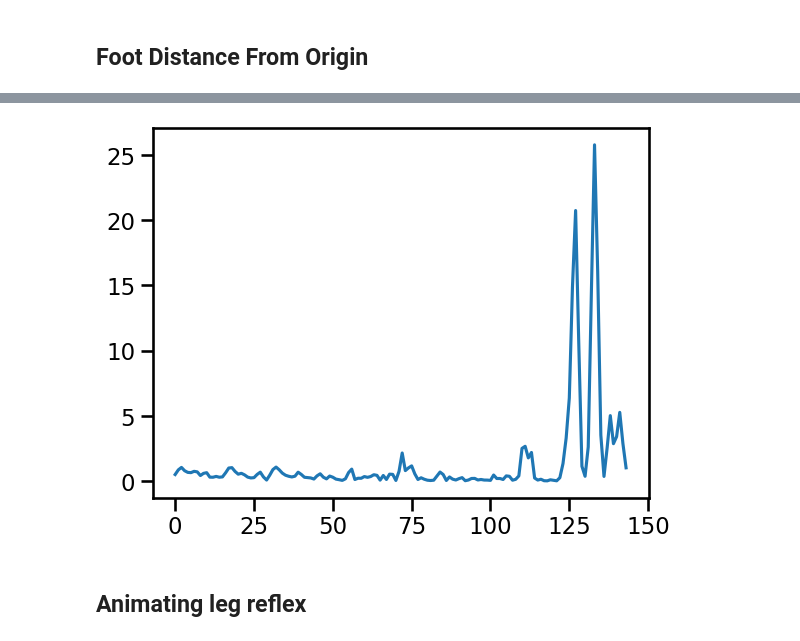
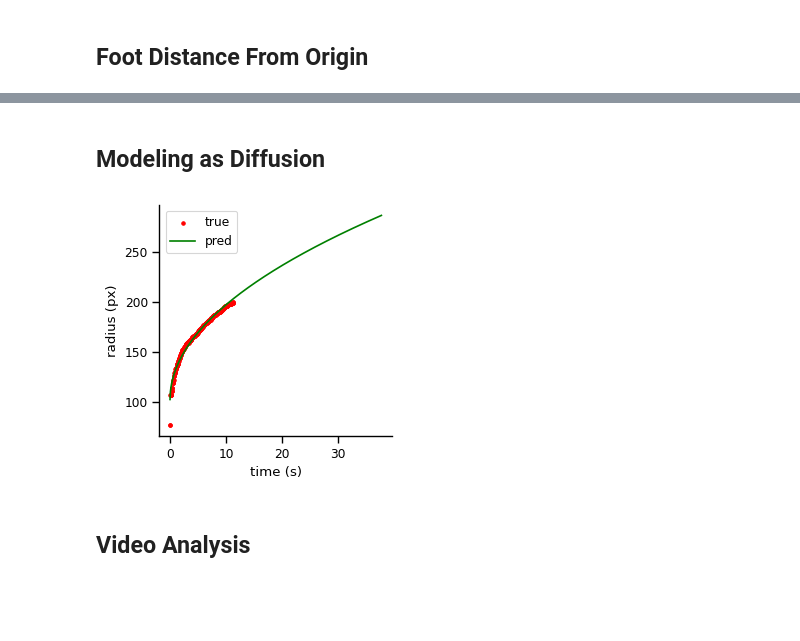
Before and after one commit to shivChitinous/bite-tracks, a Jupyter notebook: legAnalysis.ipynb, the cells around one changed output, grey strips where cells are left out. Saved outputs shown, nothing was run; the diff lists cells and outputs as text; code cells hidden in the pictures; blank space fills up the shorter version.

```diff
--- a/legAnalysis.ipynb
+++ b/legAnalysis.ipynb
@@ -45,2 +89,0 @@ for f in range(orgs.shape[0]):
-# %%
-mask = sp.ndimage.gaussian_filter(legDf['Org']['likelihood'],10)>0.95
@@ -95,6 +184,28 @@ plt.savefig(plot_folder+"leg-wavefront-distance.pdf",bbox_inches = "tight")
-# %%
-plt.plot(np.abs(np.diff(dist_to_front)));
-# %% [output]
-[figure, removed]
+# %% [markdown]
+## Modeling as Diffusion
+# %%
+prop = 0.3
+growth = r[:int(len(r)*prop)]
+# %%
+from scipy.optimize import curve_fit
+
+def func(t,a,b):
+    return a*((t)**(1/2))+b
+
+t_meas = np.arange(len(growth))/fps
+t_full = np.arange(np.sum(mask))/fps
+
+popt, pcov = curve_fit(func,t_meas,growth)
+growth_fit = func(t_full,*popt)
+
+fig,ax = plt.subplots(figsize= (3,3))
+ax.scatter(t_meas,growth,c='r',label='true',s=6)
+ax.plot(t_full,growth_fit,c='g',label='pred')
+ax.legend(loc='best');
+plt.xlabel("time (s)")
+plt.ylabel("radius (px)");
+sns.despine()
+# %% [output]
+[figure, new version]
 # %% [markdown]
-## Animating leg reflex
+## Video Analysis
```
Also changed, not shown: parts of 39 cells of this notebook, 10 other files.
